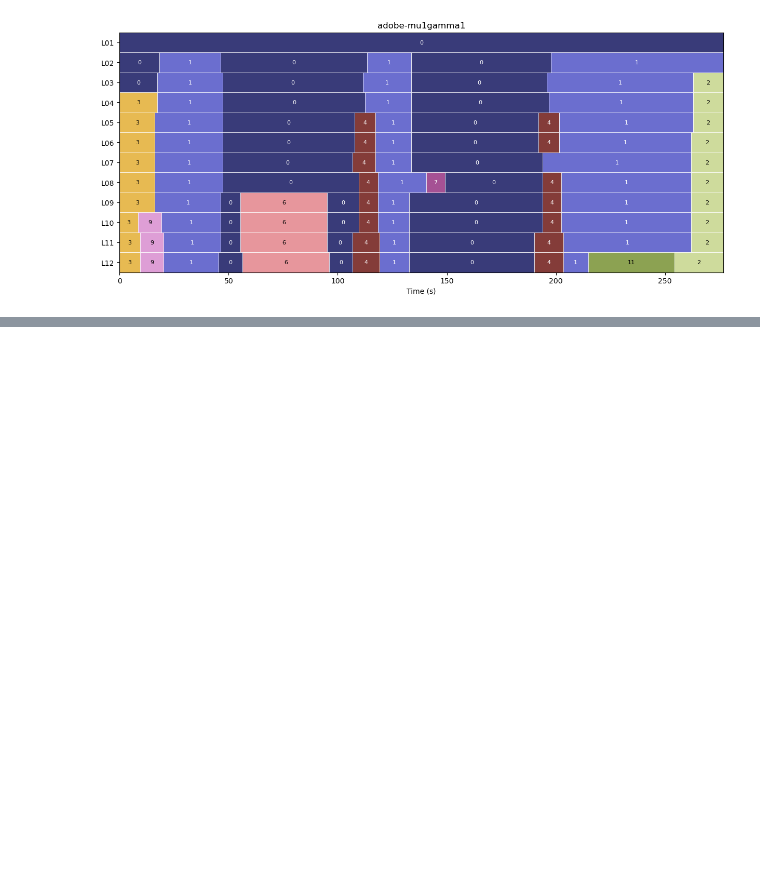
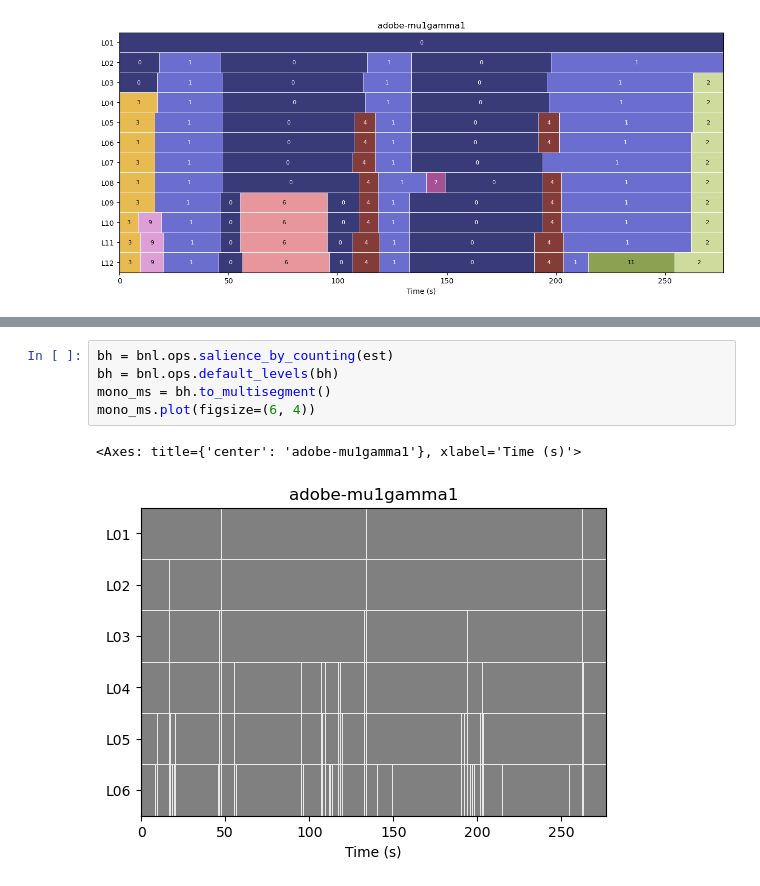
Before and after one commit to tomxi/bnl, a Jupyter notebook: notebooks/development.ipynb, the cells around one changed output, grey strips where cells are left out. Saved outputs shown, nothing was run; the diff lists cells and outputs as text; blank space fills up the shorter version.

```diff
--- a/notebooks/development.ipynb
+++ b/notebooks/development.ipynb
@@ -47,0 +53,8 @@ mono_ms.plot()
+# %%
+bh = bnl.ops.salience_by_counting(est)
+bh = bnl.ops.default_levels(bh)
+mono_ms = bh.to_multisegment()
+mono_ms.plot(figsize=(6, 4))
+# %% [output]
+<Axes: title={'center': 'adobe-mu1gamma1'}, xlabel='Time (s)'>
+[figure, added]
```
Also changed, not shown: parts of 3 cells of this notebook, 8 other files.
